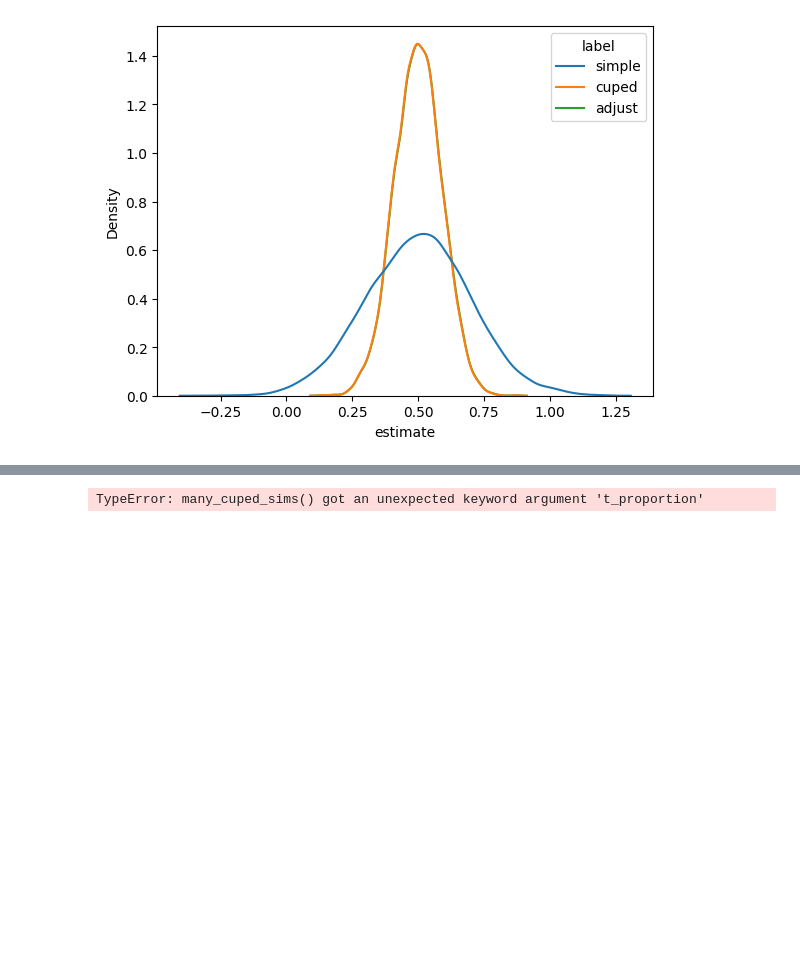
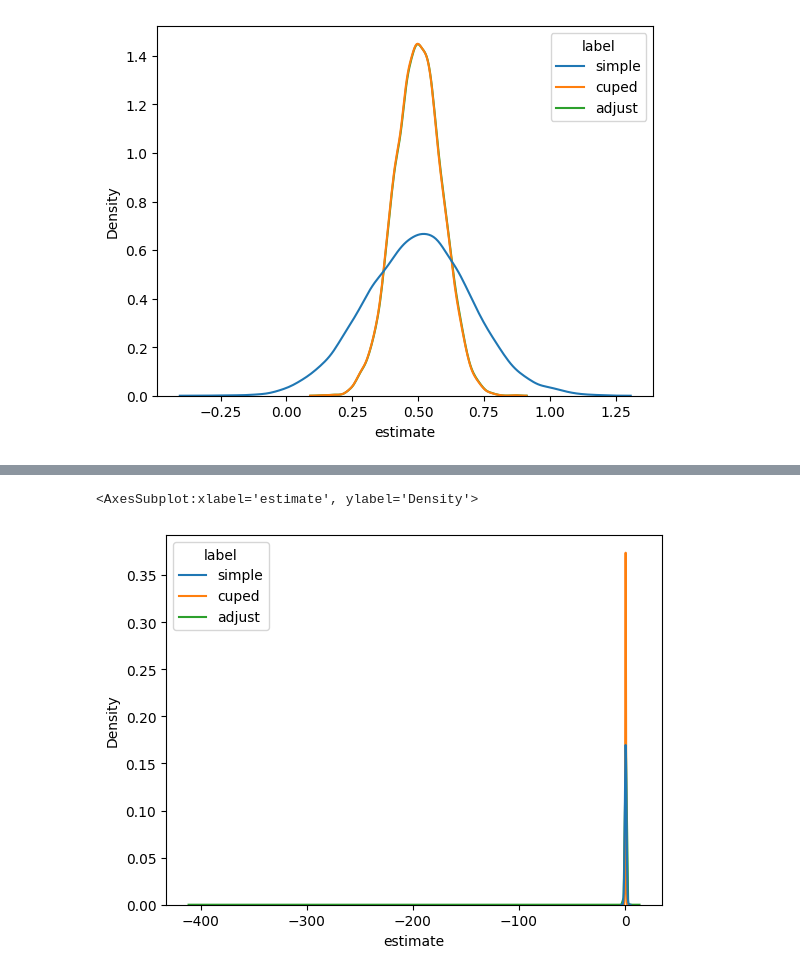
Before and after one commit to alexanderoa/blog_code, a Jupyter notebook: cuped/cuped.ipynb, the cells around one changed output, grey strips where cells are left out. Drawn from its saved outputs; the diff is of its cells as text; code cells hidden in the pictures; blank space fills up the shorter version.

```diff
--- a/cuped/cuped.ipynb
+++ b/cuped/cuped.ipynb
@@ -152,15 +185,19 @@ sns.kdeplot(x='estimate', hue = 'label', data=df)
 # %%
+# testing if t_proportion impacts cuped variance
+# can get weird adjust results if t is not observed often enough
 n = 10000
-sample_size = 500
+sample_size = 50
 simple, cuped, adjust = many_cuped_sims(
     n_sims=n,
+    sample_size=sample_size,
     t_proportion=0.2)
 df = pd.DataFrame()
 simple_df = pd.DataFrame({'label':['simple']*n, 'estimate':simple})
 cuped_df = pd.DataFrame({'label':['cuped']*n, 'estimate':cuped})
 adjust_df = pd.DataFrame({'label':['adjust']*n, 'estimate':adjust})
 
 df = df.append([simple_df, cuped_df, adjust_df])
 sns.kdeplot(x='estimate', hue = 'label', data=df)
 # %% [output]
-TypeError: many_cuped_sims() got an unexpected keyword argument 't_proportion'
+<AxesSubplot:xlabel='estimate', ylabel='Density'>
+[figure, added]
```
Also changed, not shown: parts of 6 cells of this notebook.
